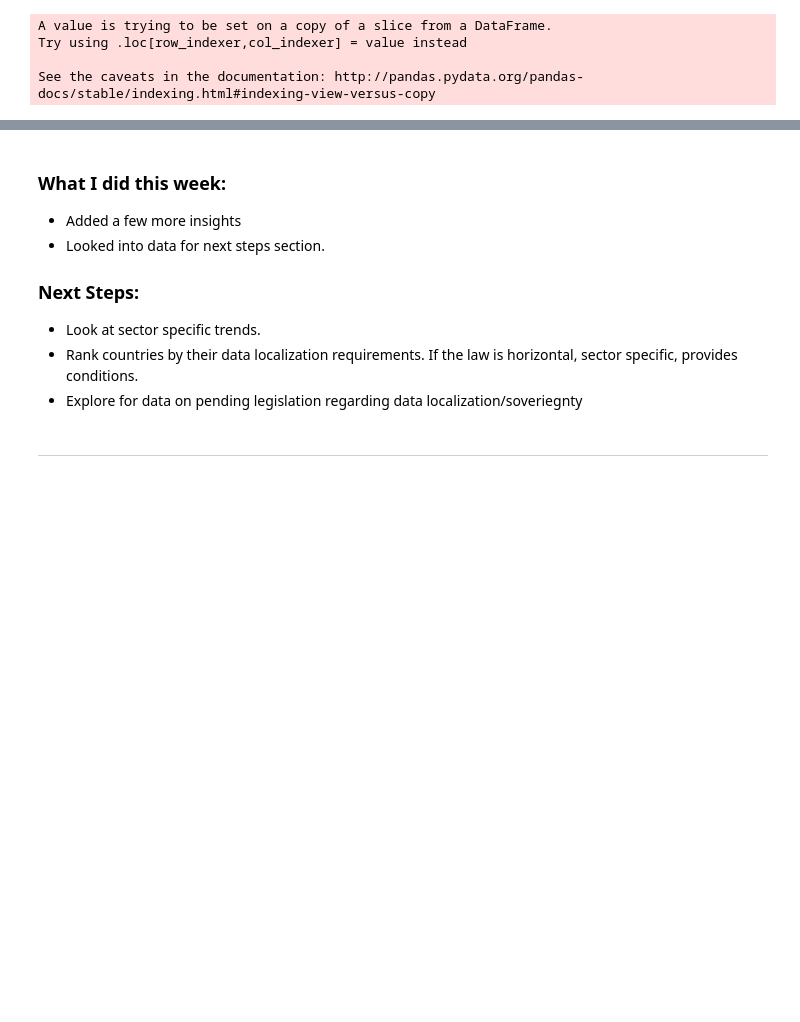
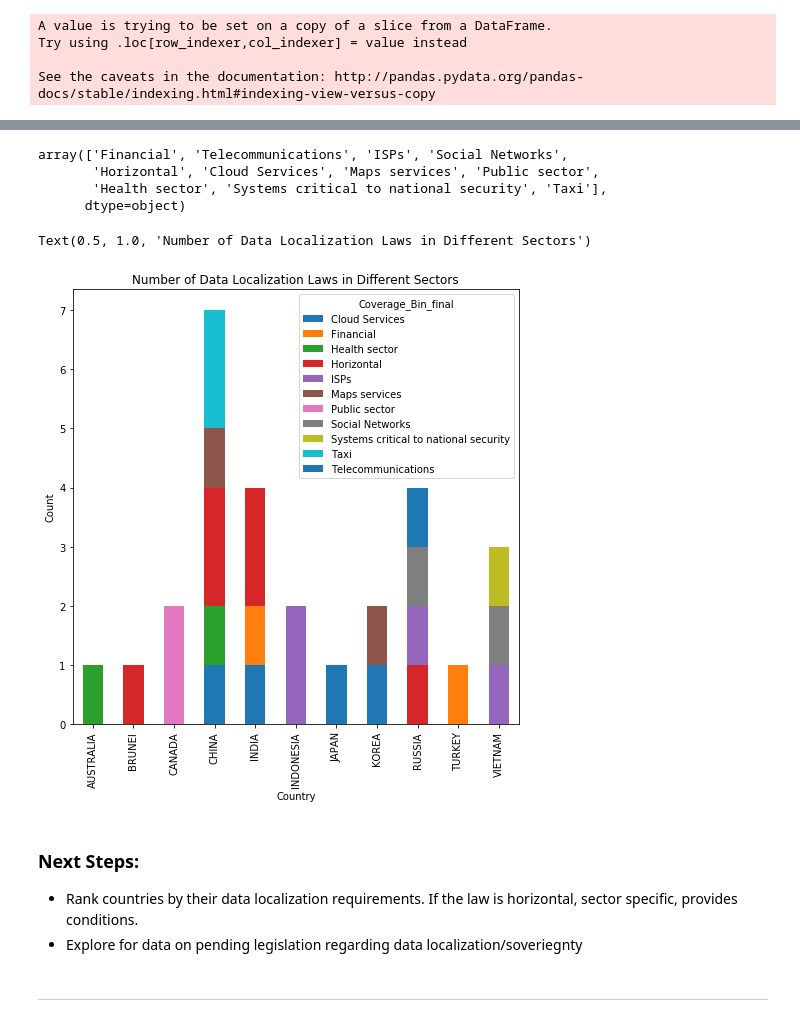
Before and after one commit to hamshom/CLTC, a Jupyter notebook: DataLocalization_Analysis.ipynb, the cells around one changed output, grey strips where cells are left out. Saved outputs shown, nothing was run; the diff lists cells and outputs as text; code cells hidden in the pictures; blank space fills up the shorter version.

```diff
--- a/DataLocalization_Analysis.ipynb
+++ b/DataLocalization_Analysis.ipynb
@@ -380,0 +500,7 @@ Text(0.5, 1.0, 'Data Localization Laws passed per Year')
+# %%
+df_DL_Yes["Coverage_Bin"]= df_DL_Yes["Coverage"].replace(['Payment firms', 'E-money institutions and payment services providers'], "Financial")
+df_DL_Yes["Coverage_Bin_1"]= df_DL_Yes["Coverage_Bin"].replace(['Telecommunication sector, ISPs and message exchange services'], "Telecommunications")
+df_DL_Yes["Coverage_Bin_2"]= df_DL_Yes["Coverage_Bin_1"].replace(['ISPs providing public Wi-Fi',  'Internet Services','"Electronic systems operators for public service"', 'ISPs providing public Wi-Fi','Foreign "telecom services" and "internet services"' ], "ISPs")
+df_DL_Yes["Coverage_Bin_3"]= df_DL_Yes["Coverage_Bin_2"].replace(['"Organizers of information distribution in the Internet"', 'Online social networks, general information websites, mobile telecoms network based content services and online games services'], "Social Networks")
+df_DL_Yes["Coverage_Bin_4"]= df_DL_Yes["Coverage_Bin_3"].replace(['Cloud computing', 'Cloud services, public sector data' , 'Telecommunication services and cloud services'], "Cloud Services")
+df_DL_Yes["Coverage_Bin_final"]= df_DL_Yes["Coverage_Bin_4"].replace(['Onine taxi companies', 'Taxi sector'], "Taxi")
@@ -381,10 +525,20 @@ Text(0.5, 1.0, 'Data Localization Laws passed per Year')
+# %%
+df_DL_Yes.Coverage_Bin_final.unique()
+# %% [output]
+array(['Financial', 'Telecommunications', 'ISPs', 'Social Networks',
+       'Horizontal', 'Cloud Services', 'Maps services', 'Public sector',
+       'Health sector', 'Systems critical to national security', 'Taxi'],
+      dtype=object)
+# %%
+df_plot = df_DL_Yes.groupby(['Coverage_Bin_final', 'Country']).size().reset_index().pivot(columns='Coverage_Bin_final', index='Country', values=0)
+df_plot.plot(kind='bar',figsize=(8,8), stacked=True)
+plt.ylabel('Count')
+plt.title('Number of Data Localization Laws in Different Sectors')
+# %% [output]
+Text(0.5, 1.0, 'Number of Data Localization Laws in Different Sectors')
+[figure, added]
 # %% [markdown]
-### What I did this week:
-- Added a few more insights
-- Looked into data for next steps section.
-
 ### Next Steps:
-- Look at sector specific trends.
 - Rank countries by their data localization requirements. If the law is horizontal, sector specific, provides conditions.
 - Explore for data on pending legislation regarding data localization/soveriegnty
 # %% [markdown]
```
Also changed, not shown: parts of 28 cells of this notebook.
